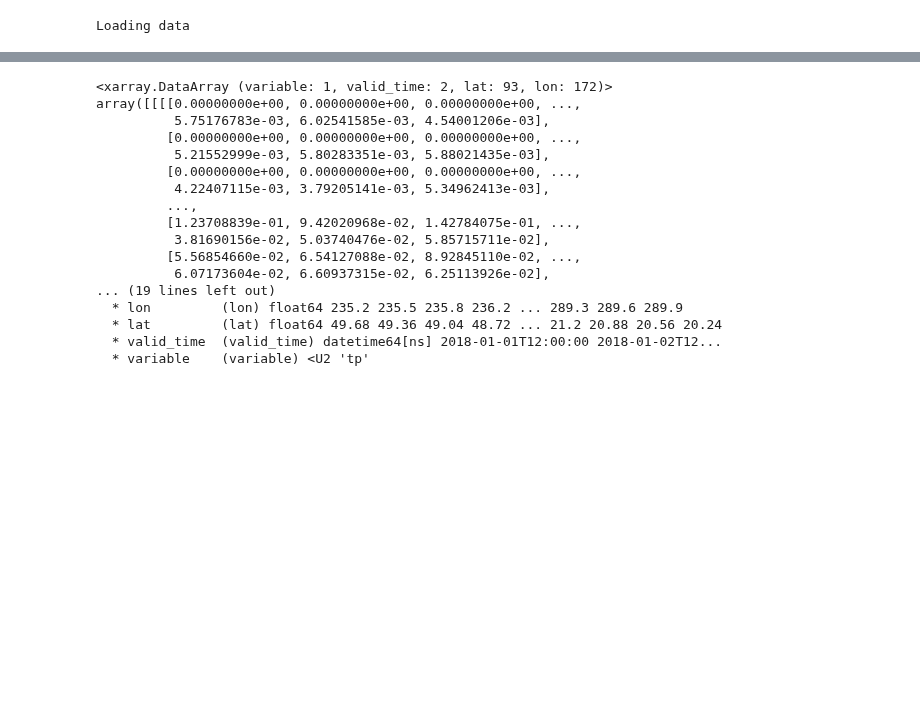
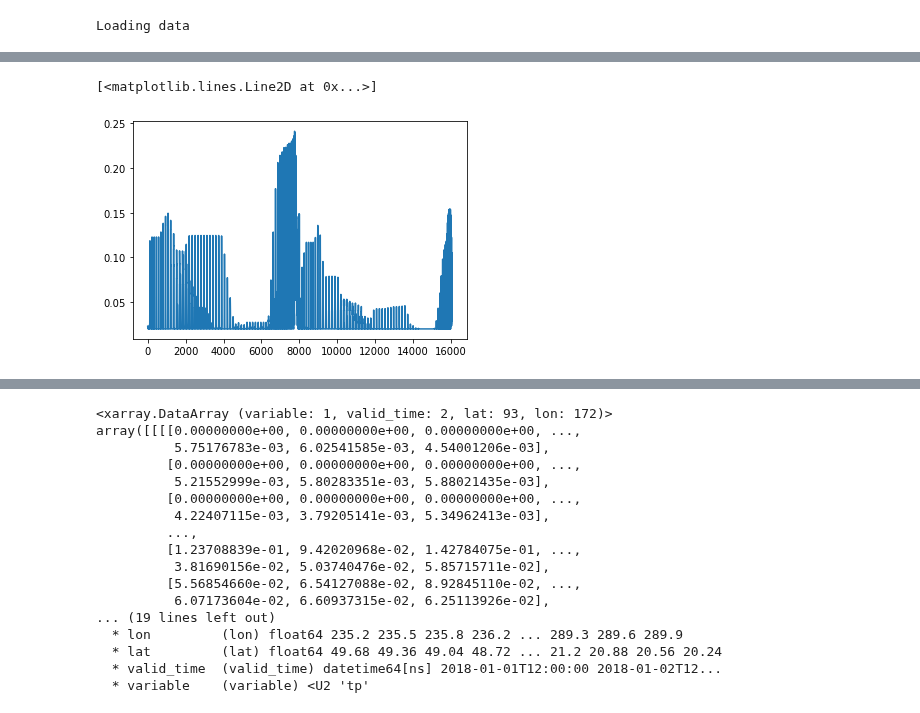
Before and after one commit to raspstephan/nwp-downscale, a Jupyter notebook: notebooks/stephan_notebooks/20-Small-Stride.ipynb, the cells around one changed output, grey strips where cells are left out. Drawn from its saved outputs; the diff is of its cells as text; code cells hidden in the pictures; blank space fills up the shorter version.

```diff
--- a/notebooks/stephan_notebooks/20-Small-Stride.ipynb
+++ b/notebooks/stephan_notebooks/20-Small-Stride.ipynb
@@ -34,0 +114,4 @@ Loading data
+# %%
+mrms_idxs = np.copy(ds_train.idxs)
+mrms_idxs[:, 1:] *= ds_train.ratio
+ds_train._setup_indices()
@@ -34,0 +133,2 @@ Loading data
+# %%
+coverage2 = n.values[tuple(mrms_idxs.T)]
@@ -34,0 +139,4 @@ Loading data
+# %%
+scale = max_weight - min_weight
+x = 1-(np.array(coverage2)-1)**exp
+weights2 = min_weight + x * scale
@@ -34,0 +164,5 @@ Loading data
+# %%
+plt.plot(weights2)
+# %% [output]
+[<matplotlib.lines.Line2D at 0x...>]
+[figure, added]
```
Also changed, not shown: parts of 23 cells of this notebook, 1 other file.
